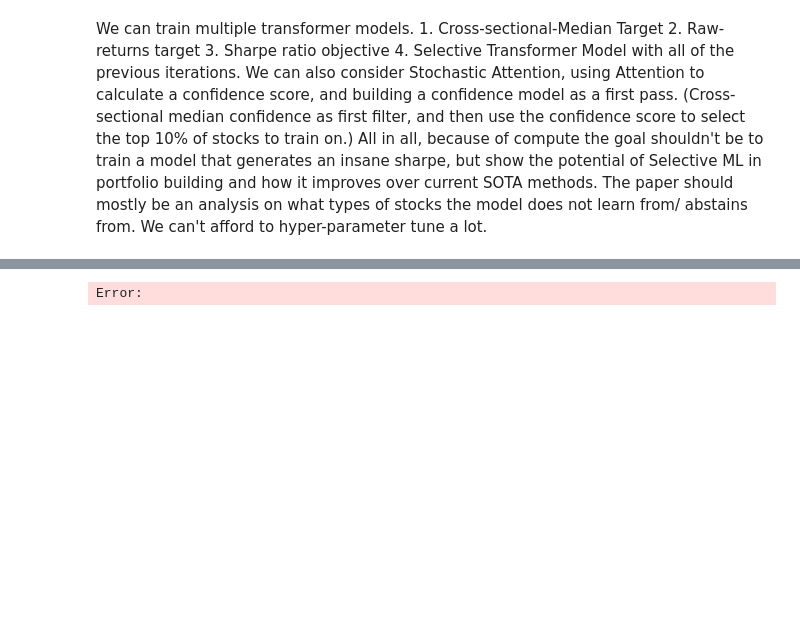
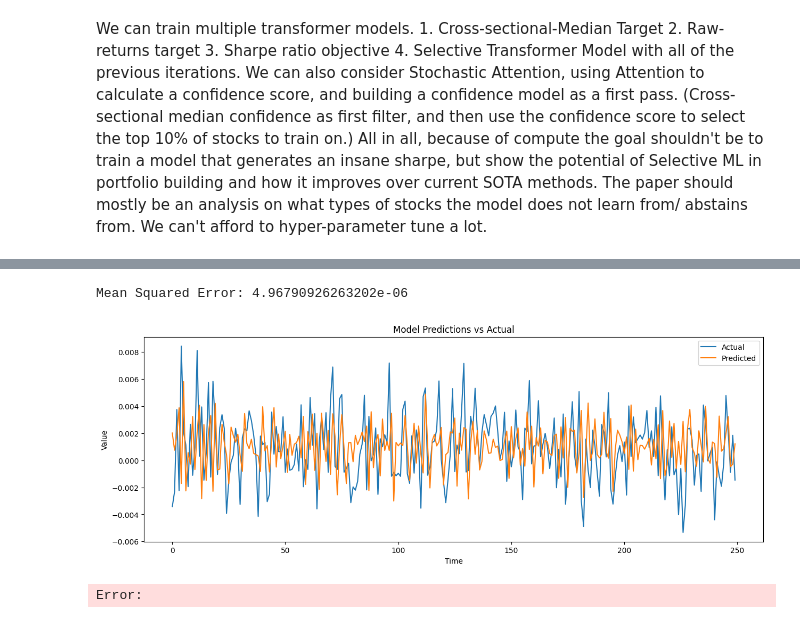
Before and after one commit to Kibitz117/Thesis, a Jupyter notebook: models/transformer_model.ipynb, the cells around one changed output, grey strips where cells are left out. Saved outputs shown, nothing was run; the diff lists cells and outputs as text; code cells hidden in the pictures; blank space fills up the shorter version.

Commit message:
model updates

```diff
--- a/models/transformer_model.ipynb
+++ b/models/transformer_model.ipynb
@@ -112,7 +114,7 @@ else:
 
 print("Using device:", device)
 best_model_path = "best_model.pth"
-model = TimeSeriesTransformer(d_model=1, num_heads=1, d_ff=256, num_encoder_layers=2,
+model = TimeSeriesTransformer(d_model=16, num_heads=2, d_ff=4, num_encoder_layers=1,
                                dropout=.1,task_type=task_types[0]).to(device)
 
 # Loss depends on target, MAE for returns, Cross Entropy for above/below cross-sectional median. Also have selective loss in utils
@@ -122,7 +124,7 @@ else:
     criterion = nn.MSELoss()
 optimizer = optim.Adam(model.parameters(), lr=0.001)
 
-n_epochs = 1
+n_epochs = 100
 patience = 5
 best_loss = np.inf
 counter = 0
@@ -138,17 +140,16 @@ for epoch in range(n_epochs):
 
         val_dataset = TensorDataset(val_data, val_labels)
         val_loader = DataLoader(val_dataset, batch_size=batch_size, shuffle=False)
+        #reshape to batch,sequence,d_model
+
         # Access the batch size from the train_loader
         batch_size = train_loader.batch_size
         sequence_length = train_loader.dataset.tensors[0].size(1)
-        # Generate look-ahead masks
-        train_mask = ScaledMultiHeadAttention.create_look_ahead_mask(batch_size, sequence_length).to(device)
-        val_mask = ScaledMultiHeadAttention.create_look_ahead_mask(batch_size, sequence_length).to(device)
-
 
         train_loss = 0.0
         for data, labels in train_loader:
             data, labels = data.to(device), labels.to(device)
+            train_mask = ScaledMultiHeadAttention.create_look_ahead_mask(batch_size=data.size(0), sequence_length=data.size(1))
 
             optimizer.zero_grad()
             outputs = model(data, src_mask=train_mask).squeeze()
@@ -167,11 +168,12 @@ for epoch in range(n_epochs):
         with torch.no_grad():
             for data, labels in val_loader:
                 data, labels = data.to(device), labels.to(device)
+                val_mask = ScaledMultiHeadAttention.create_look_ahead_mask(batch_size=data.size(0), sequence_length=data.size(1))
 
                 outputs = model(data, src_mask=val_mask).squeeze()
                 if task_types[0] == 'classification':
                     labels = labels.long() # Adjusted here to use the look-ahead mask
-                loss = criterion(outputs.squeeze(), labels)  # Adjust based on your specific use case
+                loss = criterion(outputs, labels)  # Adjust based on your specific use case
                 val_loss += loss.item() * data.size(0)
 
         total_val_loss += val_loss / len(val_loader.dataset)
@@ -271,2 +213,51 @@ Error:
+# %%
+import torch
+import matplotlib.pyplot as plt
+from sklearn.metrics import mean_squared_error, accuracy_score, classification_report
+import numpy as np
+
+# Assuming your model is for regression. Change this part if it's for classification.
+def evaluate_model(model, test_loader):
+    model.eval()
+    predictions = []
+    actuals = []
+    with torch.no_grad():
+        for data, labels in test_loader:
+            data, labels = data.to(device), labels.to(device)
+            outputs = model(data)
+            predictions.extend(outputs.cpu().numpy())
+            actuals.extend(labels.cpu().numpy())
+
+    return np.array(predictions), np.array(actuals)
+
+# Create DataLoader for test data
+test_dataset = TensorDataset(test_data_tensor, test_labels_tensor)
+test_loader = DataLoader(test_dataset, batch_size=64, shuffle=False)
+
+# Evaluate the model
+predictions, actuals = evaluate_model(model, test_loader)
+
+# Calculate performance metrics
+if model.task_type == 'regression':
+    mse = mean_squared_error(actuals, predictions)
+    print(f'Mean Squared Error: {mse}')
+    # Can also calculate RMSE, MAE, etc.
+elif model.task_type == 'classification':
+    accuracy = accuracy_score(actuals, predictions.round())
+    print(f'Accuracy: {accuracy}')
+    print(classification_report(actuals, predictions.round()))
+
+# Plotting predictions vs actuals for a subset of the test data
+plt.figure(figsize=(15, 5))
+plt.plot(actuals[:250], label='Actual')
+plt.plot(predictions[:250], label='Predicted')
+plt.title('Model Predictions vs Actual')
+plt.xlabel('Time')
+plt.ylabel('Value')
+plt.legend()
+plt.show()
+# %% [output]
+Mean Squared Error: 4.96790926263202e-06
+[figure, added]
 # %%
 device = torch.device("cuda" if torch.cuda.is_available() else "cpu")
```
Also changed, not shown: parts of 7 cells of this notebook, 3 other files.
